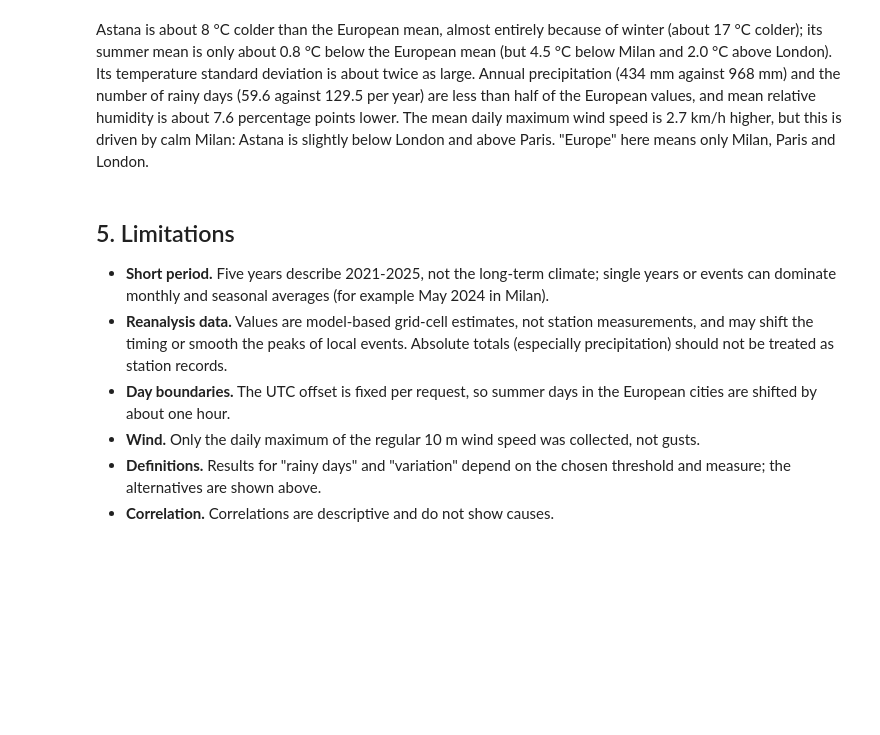
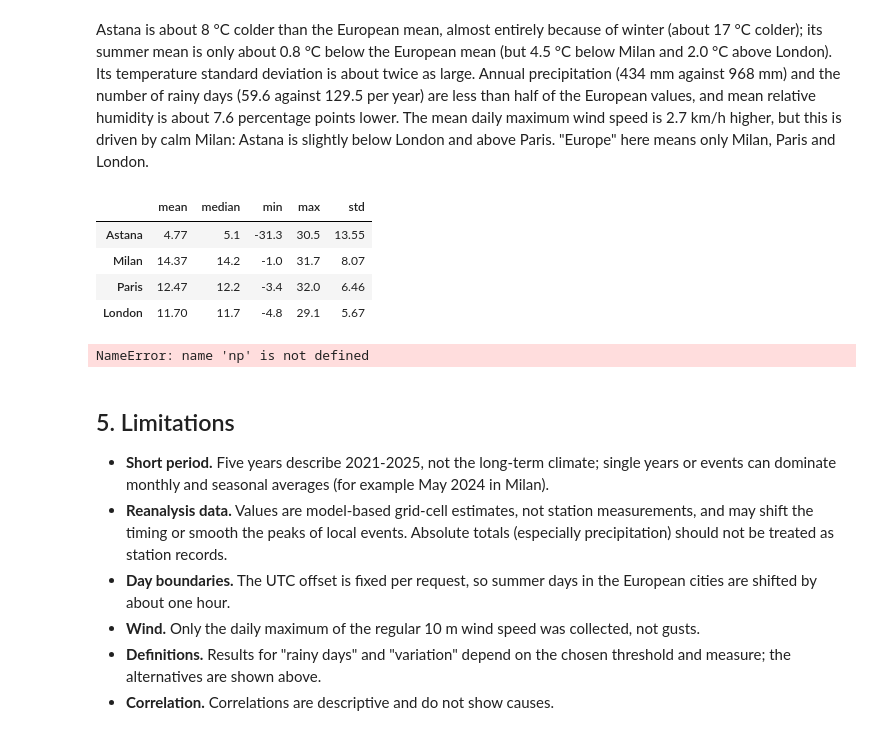
Before and after one commit to marlesulydan/Weather-data-analysis-, a Jupyter notebook: notebooks/weather_analysis.ipynb, the cells around one changed output. Drawn from its saved outputs; the diff is of its cells as text; code cells hidden in the pictures; blank space fills up the shorter version.

```diff
--- a/notebooks/weather_analysis.ipynb
+++ b/notebooks/weather_analysis.ipynb
@@ -313,6 +314,26 @@ an.astana_vs_europe(weather).round(2)
 | mean_wind_kmh | 19.98 | 17.26 | 2.72 |
 # %% [markdown]
 Astana is about 8 °C colder than the European mean, almost entirely because of winter (about 17 °C colder); its summer mean is only about 0.8 °C below the European mean (but 4.5 °C below Milan and 2.0 °C above London). Its temperature standard deviation is about twice as large. Annual precipitation (434 mm against 968 mm) and the number of rainy days (59.6 against 129.5 per year) are less than half of the European values, and mean relative humidity is about 7.6 percentage points lower. The mean daily maximum wind speed is 2.7 km/h higher, but this is driven by calm Milan: Astana is slightly below London and above Paris. "Europe" here means only Milan, Paris and London.
+# %%
+numpy_stats = an.numpy_descriptive_statistics(weather)
+pandas_stats = (
+    weather.groupby("city")["temperature_2m_mean"]
+    .agg(["mean", "median", "min", "max", "std"])
+    .loc[an.CITY_ORDER]
+)
+display(numpy_stats.round(2))
+print("NumPy statistics match Pandas:", np.allclose(numpy_stats, pandas_stats))
+print(
+    "NumPy correlation matches Pandas:",
+    np.allclose(an.numpy_correlation(weather), an.overall_correlation(weather)["pearson"]),
+)
+# %% [output]
+|  | mean | median | min | max | std |
+| Astana | 4.77 | 5.1 | -31.3 | 30.5 | 13.55 |
+| Milan | 14.37 | 14.2 | -1.0 | 31.7 | 8.07 |
+| Paris | 12.47 | 12.2 | -3.4 | 32.0 | 6.46 |
+| London | 11.70 | 11.7 | -4.8 | 29.1 | 5.67 |
+NameError: name 'np' is not defined
 # %% [markdown]
 ## 5. Limitations
 
```
Also changed, not shown: parts of 1 cell of this notebook, 1 other file.
